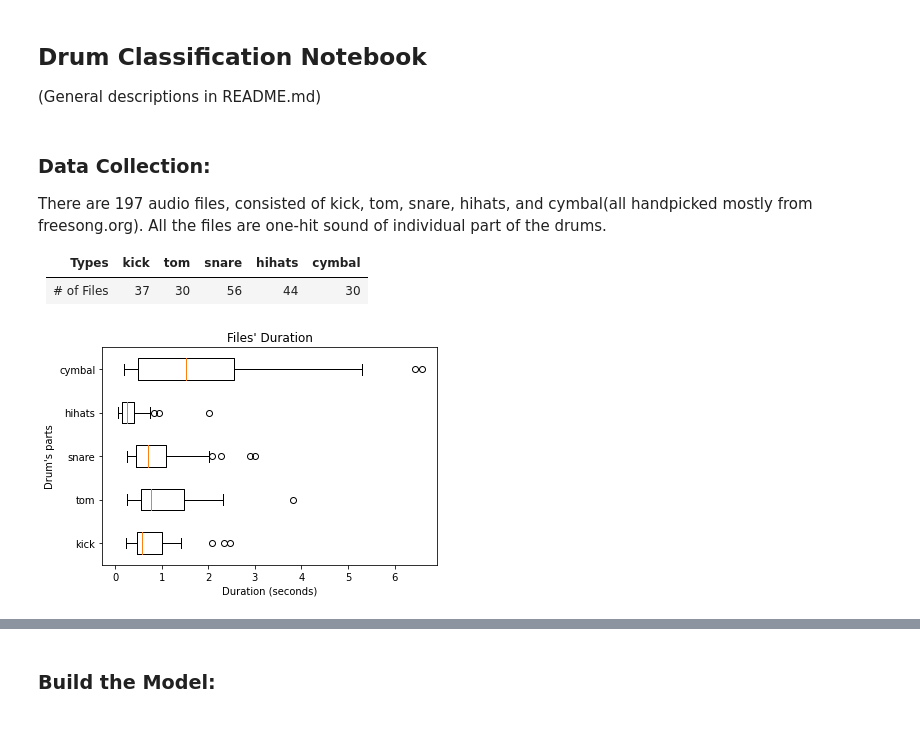
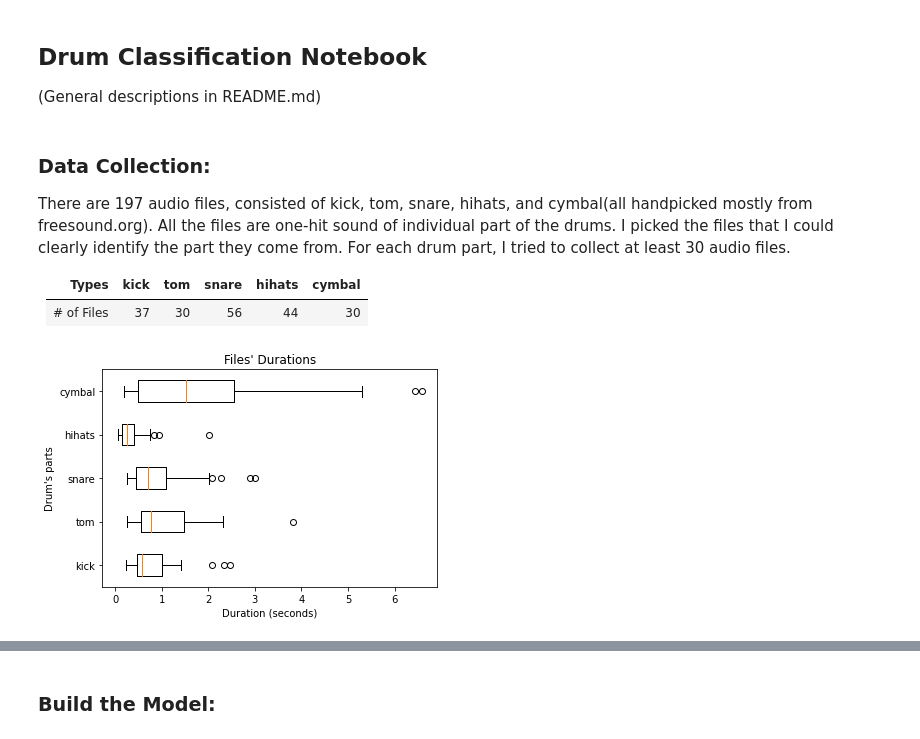
Before and after one commit to sukritsangvong/drum-classification-notebook, a Jupyter notebook: drumCNN.ipynb, the cells around one changed output, grey strips where cells are left out. Drawn from its saved outputs; the diff is of its cells as text; code cells hidden in the pictures.

```diff
--- a/drumCNN.ipynb
+++ b/drumCNN.ipynb
@@ -3,7 +3,7 @@
 (General descriptions in README.md)
 # %% [markdown]
 ### Data Collection:
-There are 197 audio files, consisted of kick, tom, snare, hihats, and cymbal(all handpicked mostly from freesong.org). All the files are one-hit sound of individual part of the drums.
+There are 197 audio files, consisted of kick, tom, snare, hihats, and cymbal(all handpicked mostly from freesound.org). All the files are one-hit sound of individual part of the drums. I picked the files that I could clearly identify the part they come from. For each drum part, I tried to collect at least 30 audio files.
 
 
 | Types |kick|tom|snare|hihats|cymbal
@@ -12,27 +12,27 @@ There are 197 audio files, consisted of kick, tom, snare, hihats, and cymbal(all
 # %%
 import numpy as np
 import matplotlib.pyplot as plt
 import csv
 
 '''This part visualizes the durations of each part'''
 
 durationList = []
 with open('duration.csv', 'r') as readObj:#the csv file was writen by loadData.py
     csvReader = csv.reader(readObj, quoting=csv.QUOTE_NONNUMERIC)
     durationList = list(csvReader)
 
 
 columns = ['kick', 'tom', 'snare', 'hihats', 'cymbal']
 fig, ax = plt.subplots()
 
-ax.set_title("Files' Duration")
+ax.set_title("Files' Durations")
 plt.xlabel('Duration (seconds)')
 plt.ylabel("Drum's parts")
 
 
 ax.boxplot(durationList, vert=False)
 plt.yticks([1, 2, 3, 4, 5], columns)
 
 plt.show()
 # %% [output]
-[figure, old version]
+[figure, new version]
```
Also changed, not shown: parts of 7 cells of this notebook.
